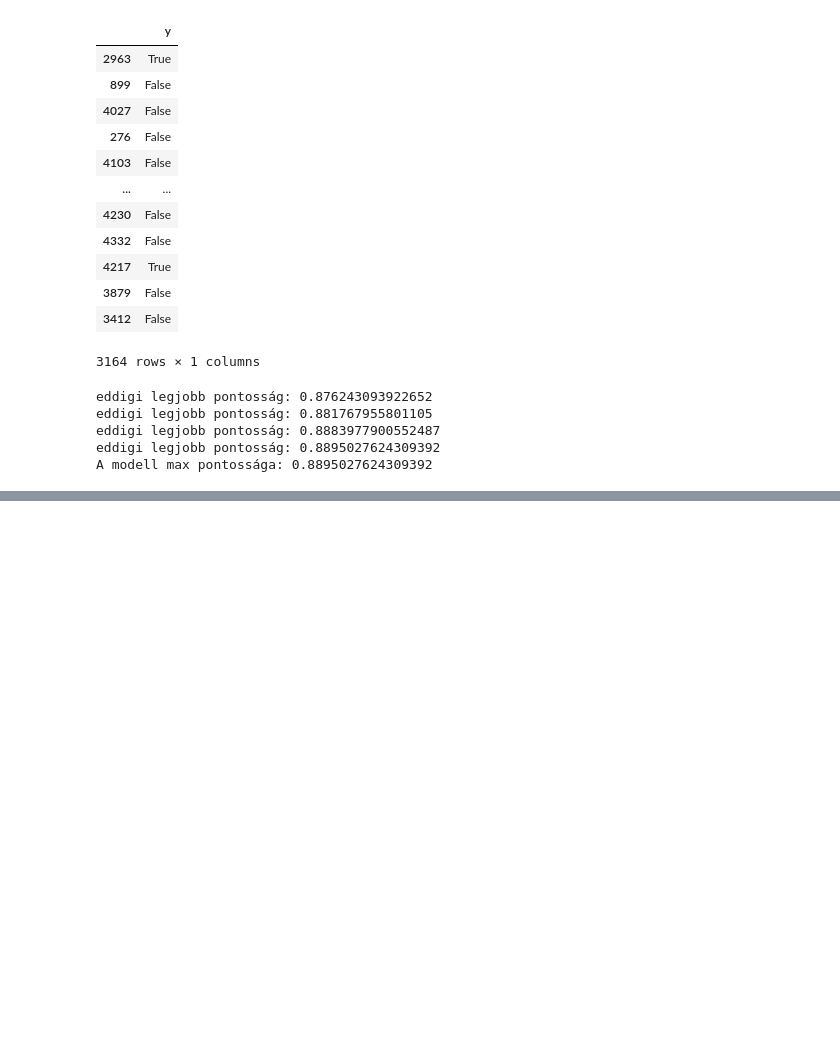
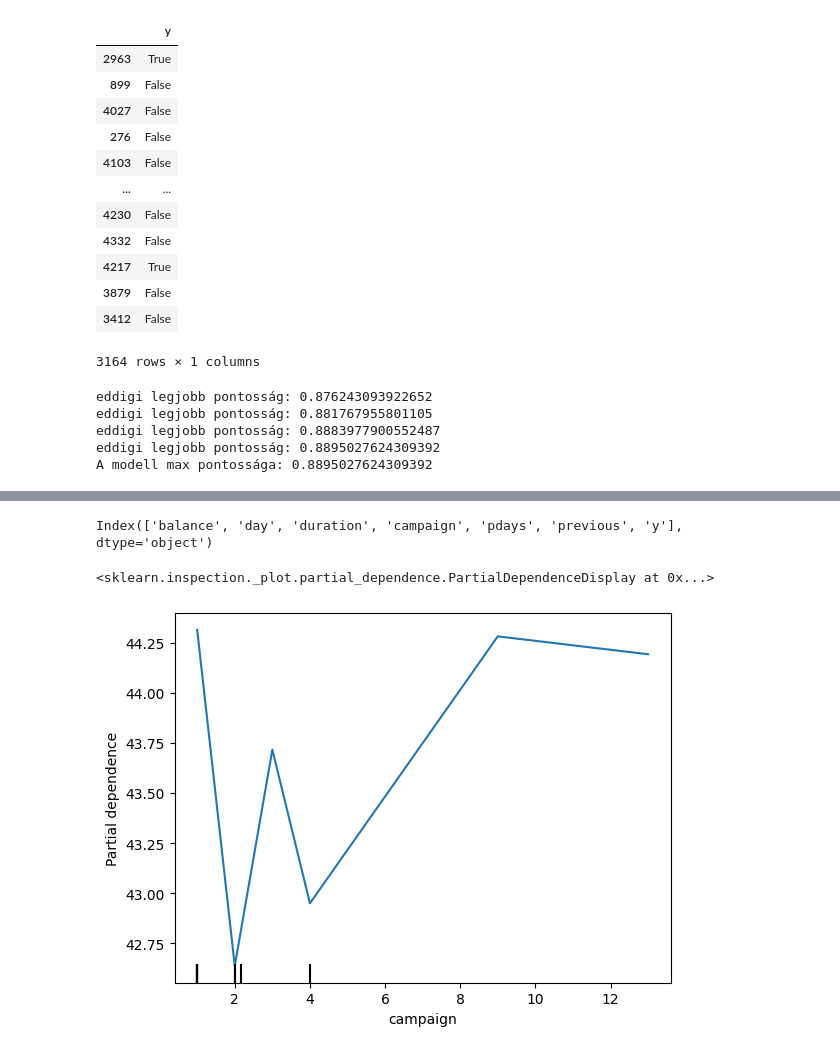
Before and after one commit to debizson/Mesi, a Jupyter notebook: ai_database_.ipynb, the cells around one changed output, grey strips where cells are left out. Cells and saved outputs as stored; diff of their text form; code cells hidden in the pictures; blank space fills up the shorter version.

```diff
--- a/ai_database_.ipynb
+++ b/ai_database_.ipynb
@@ -587,0 +669,22 @@ sns.catplot(kind="bar", data=feature_importances, y=train_x.columns.to_list(), x
+# %%
+# az y adathalmaz különválasztása
+
+# Train adatkészlet szétválasztása
+train_y_yes = train[train['y'] == True]
+train_y_yes = train_y_yes['age']
+train_y_no = train[train['y'] == False]
+train_y_no = train_y_no['age']
+
+# Test adatkészlet szétválasztása
+test_y_yes = test[test['y'] == True]
+test_y_yes = test_y_yes['age']
+test_y_no = test[test['y'] == False]
+test_y_no = test_y_no['age']
+
+# Dev adatkészlet szétválasztása
+dev_y_yes = dev[dev['y'] == True]
+dev_y_yes = dev_y_yes['age']
+dev_y_no = dev[dev['y'] == False]
+dev_y_no = dev_y_no['age']
+
+train_x_yes
@@ -587,0 +763,10 @@ sns.catplot(kind="bar", data=feature_importances, y=train_x.columns.to_list(), x
+# %%
+from sklearn.inspection import PartialDependenceDisplay
+
+print(train_x_yes.columns)
+
+PartialDependenceDisplay.from_estimator(reg, dev_x_yes, ['campaign'], method='brute')
+# %% [output]
+Index(['balance', 'day', 'duration', 'campaign', 'pdays', 'previous', 'y'], dtype='object')
+<sklearn.inspection._plot.partial_dependence.PartialDependenceDisplay at 0x...>
+[figure, added]
```
Also changed, not shown: parts of 17 cells of this notebook.
